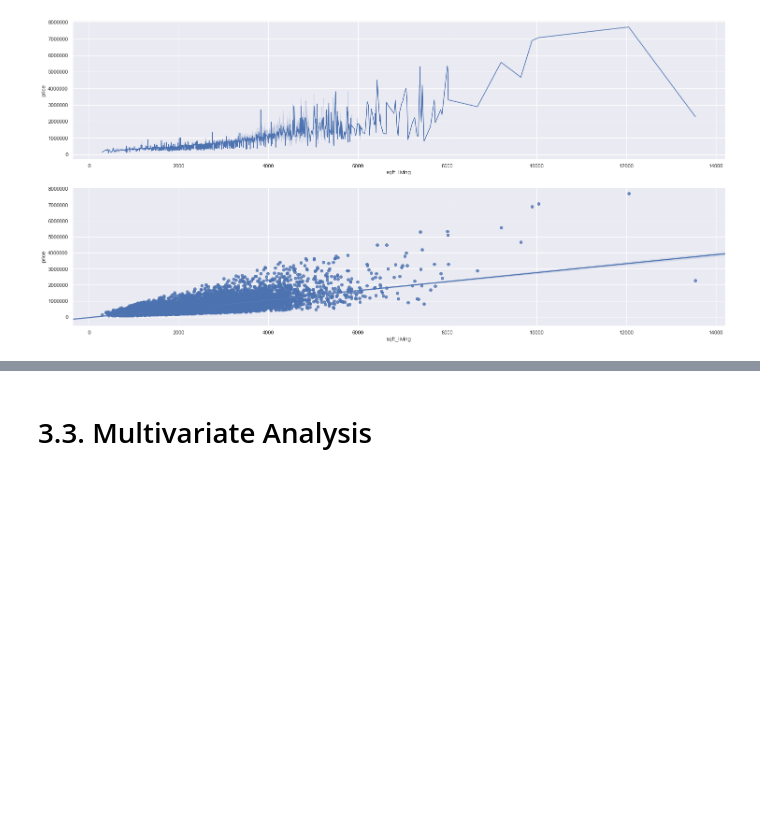
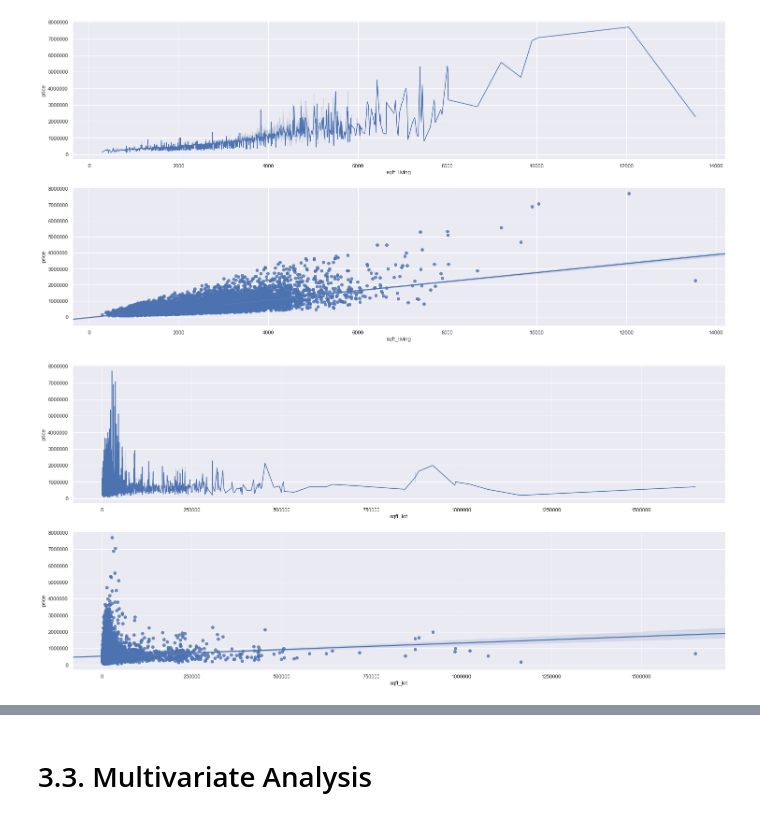
Before and after one commit to cidones/house-rocket-training, a Jupyter notebook: house_rocket.ipynb, the cells around one changed output, grey strips where cells are left out. Saved outputs shown, nothing was run; the diff lists cells and outputs as text; code cells hidden in the pictures; blank space fills up the shorter version.

```diff
--- a/house_rocket.ipynb
+++ b/house_rocket.ipynb
@@ -420,3 +404,11 @@ plt.subplot( 2, 1, 2 )
 sns.regplot( x='sqft_living', y='price', data=df3 );
 # %% [output]
 [figure]
+# %%
+plt.subplot( 2, 1, 1)
+sns.lineplot( x='sqft_lot', y='price', data=df3 );
+
+plt.subplot( 2, 1, 2 )
+sns.regplot( x='sqft_lot', y='price', data=df3 );
+# %% [output]
+[figure, added]
```
Also changed, not shown: parts of 16 cells of this notebook.
